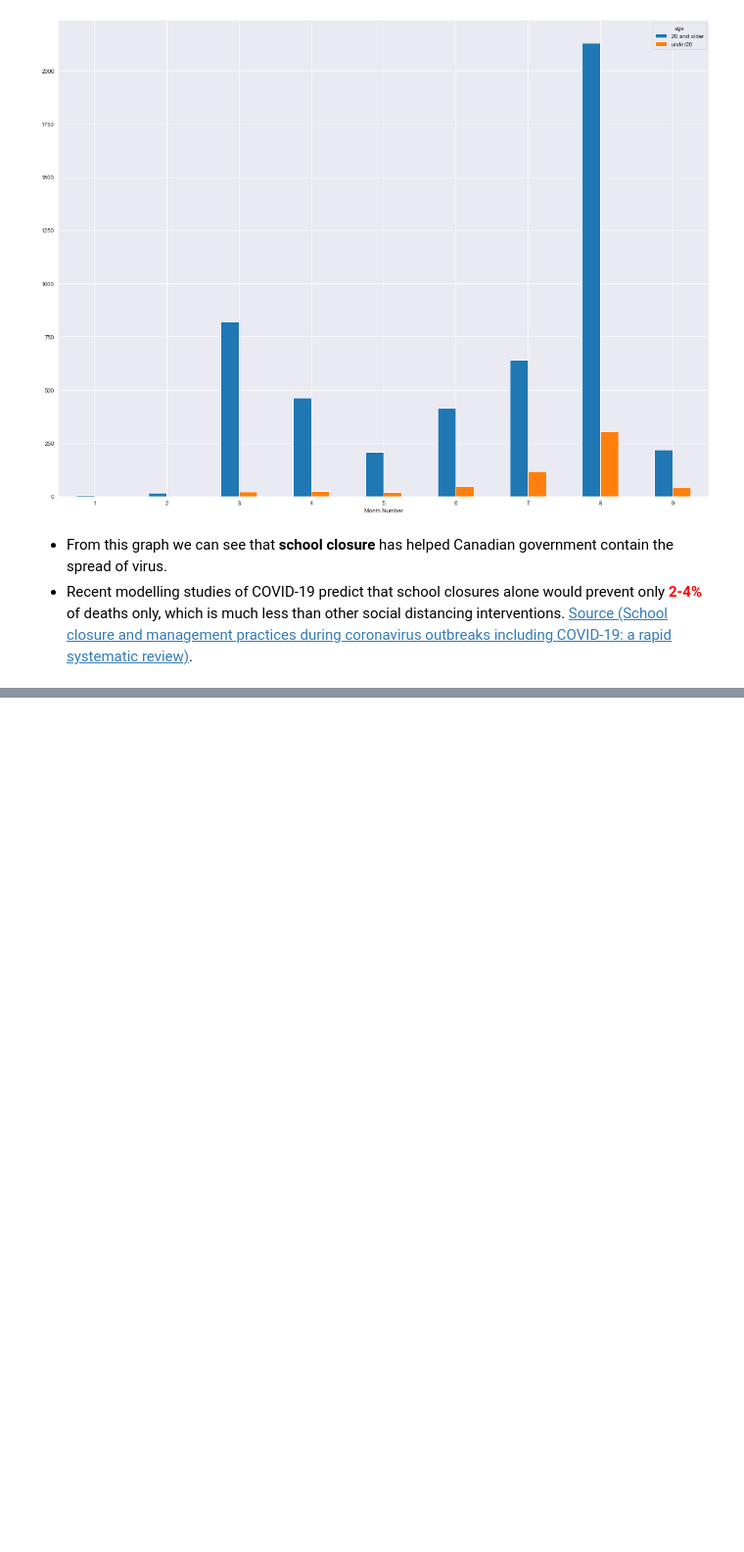
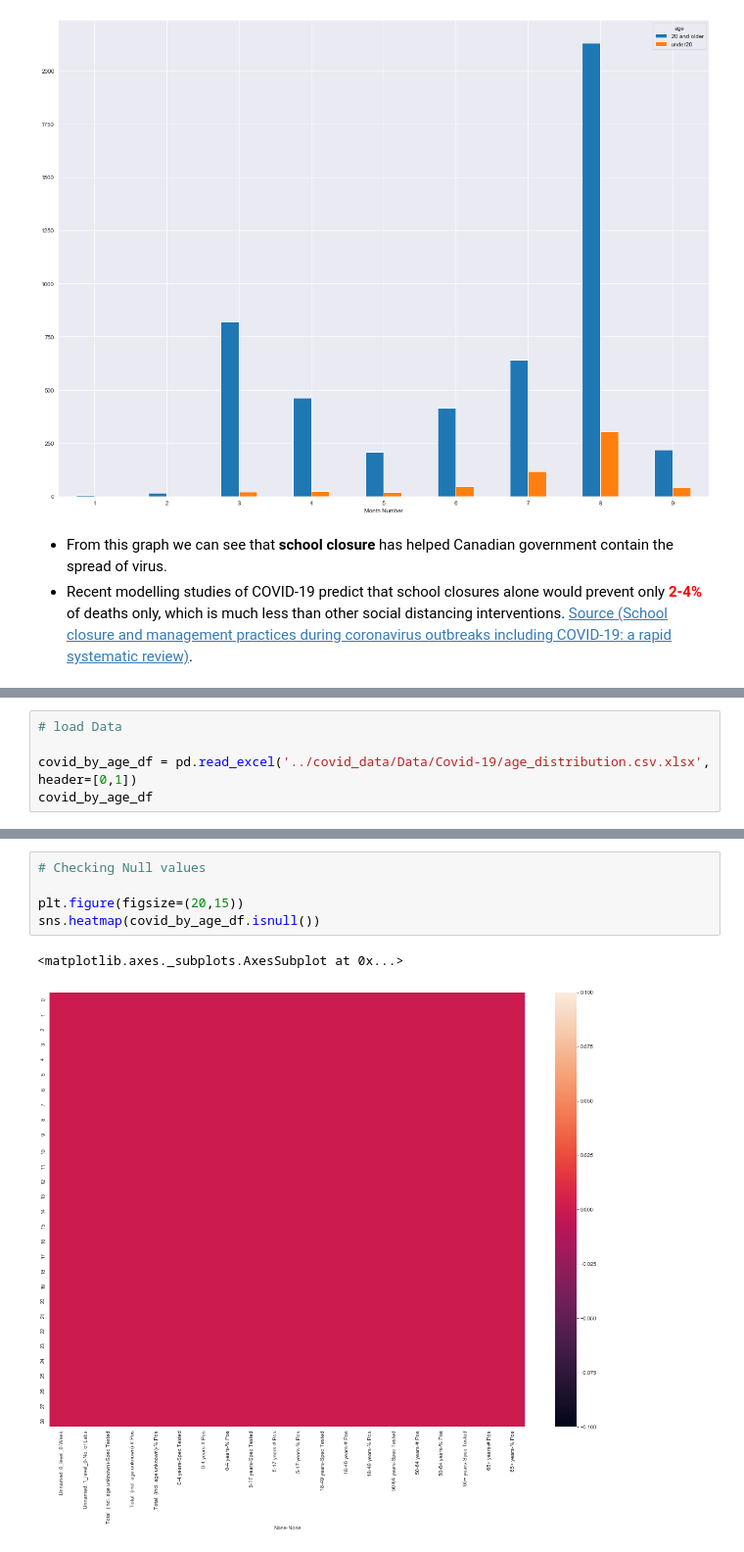
Before and after one commit to isohels/Graduate-Project, a Jupyter notebook: Analysis/effeciveness_of_school_closing.ipynb, the cells around one changed output, grey strips where cells are left out. Shown at 98% size. Saved outputs shown, nothing was run; the diff lists cells and outputs as text; blank space fills up the shorter version.

```diff
--- a/Analysis/effeciveness_of_school_closing.ipynb
+++ b/Analysis/effeciveness_of_school_closing.ipynb
@@ -738,0 +731,5 @@ Male            2503      302
+# %%
+# load Data
+
+covid_by_age_df = pd.read_excel('../covid_data/Data/Covid-19/age_distribution.csv.xlsx', header=[0,1])
+covid_by_age_df
@@ -738,0 +788,8 @@ Male            2503      302
+# %%
+# Checking Null values
+
+plt.figure(figsize=(20,15))
+sns.heatmap(covid_by_age_df.isnull())
+# %% [output]
+<matplotlib.axes._subplots.AxesSubplot at 0x...>
+[figure, added]
```
Also changed, not shown: parts of 89 cells of this notebook, 17 other files.
